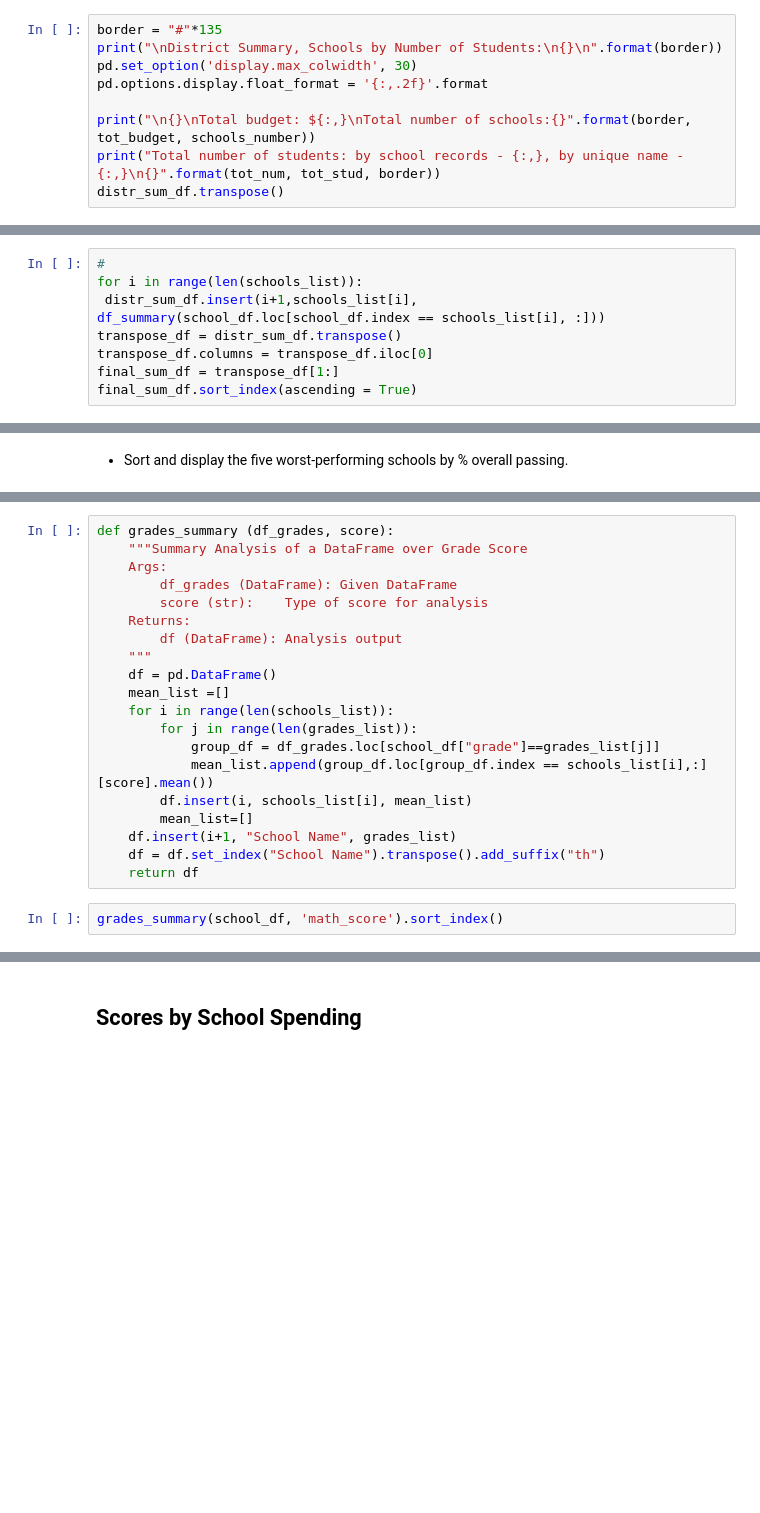
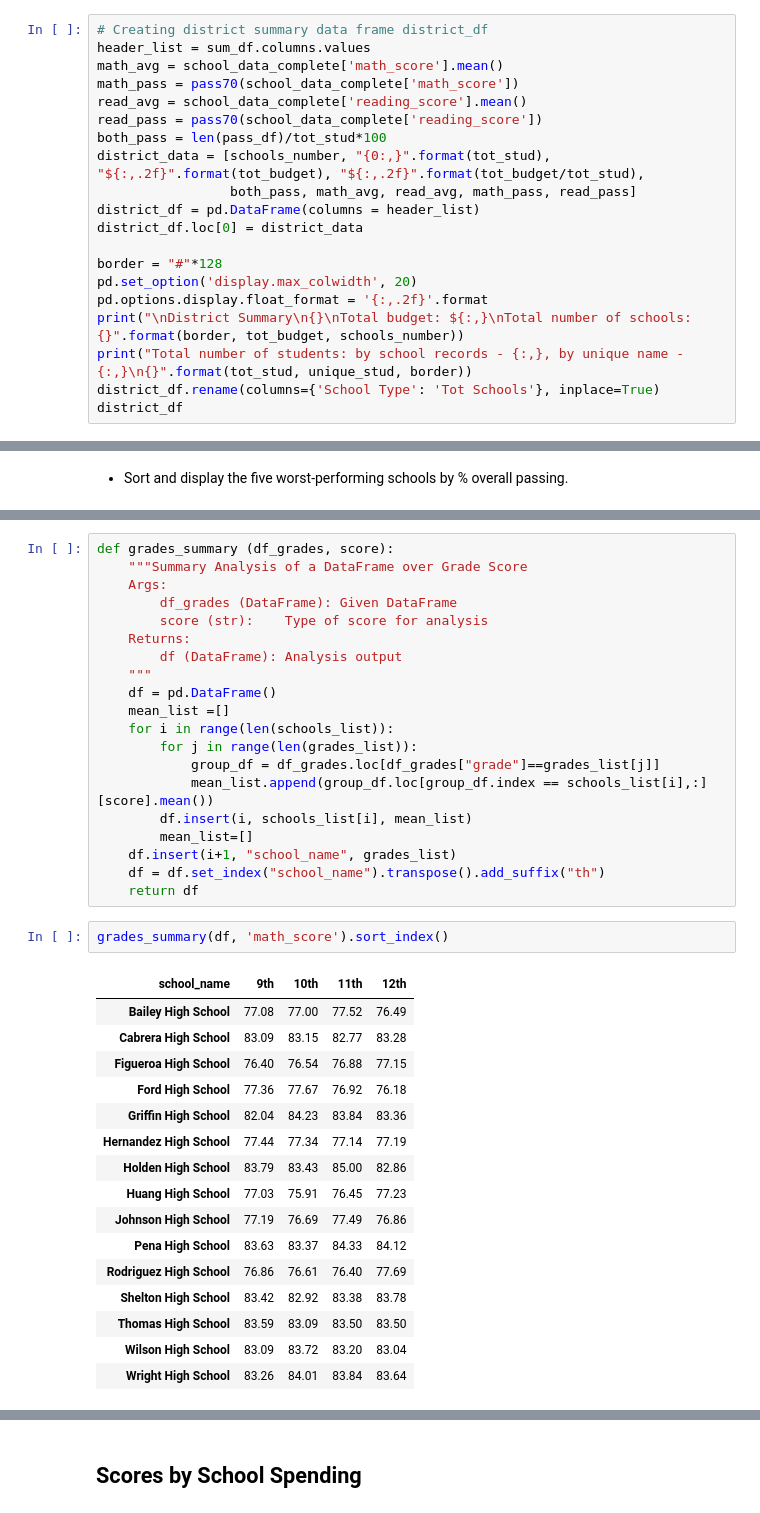
Before and after one commit to OlegRyzhkov2020/pandas-challenge, a Jupyter notebook: PyCitySchools/PyCitySchools_starter.ipynb, the cells around one changed output, grey strips where cells are left out. Saved outputs shown, nothing was run; the diff lists cells and outputs as text; blank space fills up the shorter version.

```diff
--- a/PyCitySchools/PyCitySchools_starter.ipynb
+++ b/PyCitySchools/PyCitySchools_starter.ipynb
@@ -110,10 +95,21 @@ distr_sum_df["_City's School District"] = df_summary(school_data_complete, True)
 # %%
-border = "#"*135
-print("\nDistrict Summary, Schools by Number of Students:\n{}\n".format(border))
-pd.set_option('display.max_colwidth', 30)
+# Creating district summary data frame district_df
+header_list = sum_df.columns.values
+math_avg = school_data_complete['math_score'].mean()
+math_pass = pass70(school_data_complete['math_score'])
+read_avg = school_data_complete['reading_score'].mean()
+read_pass = pass70(school_data_complete['reading_score'])
+both_pass = len(pass_df)/tot_stud*100
+district_data = [schools_number, "{0:,}".format(tot_stud), "${:,.2f}".format(tot_budget), "${:,.2f}".format(tot_budget/tot_stud),
+                 both_pass, math_avg, read_avg, math_pass, read_pass]
+district_df = pd.DataFrame(columns = header_list)
+district_df.loc[0] = district_data
+
+border = "#"*128
+pd.set_option('display.max_colwidth', 20)
 pd.options.display.float_format = '{:,.2f}'.format
-
-print("\n{}\nTotal budget: ${:,}\nTotal number of schools:{}".format(border, tot_budget, schools_number))
-print("Total number of students: by school records - {:,}, by unique name - {:,}\n{}".format(tot_num, tot_stud, border))
-distr_sum_df.transpose()
+print("\nDistrict Summary\n{}\nTotal budget: ${:,}\nTotal number of schools: {}".format(border, tot_budget, schools_number))
+print("Total number of students: by school records - {:,}, by unique name - {:,}\n{}".format(tot_stud, unique_stud, border))
+district_df.rename(columns={'School Type': 'Tot Schools'}, inplace=True)
+district_df
 # %% [output]
@@ -147,11 +124,3 @@ school_df = school_data_complete.set_index("school_name",drop=True)
-# %%
-#
-for i in range(len(schools_list)):
- distr_sum_df.insert(i+1,schools_list[i], df_summary(school_df.loc[school_df.index == schools_list[i], :]))
-transpose_df = distr_sum_df.transpose()
-transpose_df.columns = transpose_df.iloc[0]
-final_sum_df = transpose_df[1:]
-final_sum_df.sort_index(ascending = True)
 # %% [markdown]
 ## Top Performing Schools (By % Overall Passing)
 # %% [markdown]
@@ -189,12 +174,29 @@ def grades_summary (df_grades, score):
     mean_list =[]
     for i in range(len(schools_list)):
         for j in range(len(grades_list)):
-            group_df = df_grades.loc[school_df["grade"]==grades_list[j]]
+            group_df = df_grades.loc[df_grades["grade"]==grades_list[j]]
             mean_list.append(group_df.loc[group_df.index == schools_list[i],:][score].mean())
         df.insert(i, schools_list[i], mean_list)
         mean_list=[]
-    df.insert(i+1, "School Name", grades_list)
-    df = df.set_index("School Name").transpose().add_suffix("th")
+    df.insert(i+1, "school_name", grades_list)
+    df = df.set_index("school_name").transpose().add_suffix("th")
     return df
 # %%
-grades_summary(school_df, 'math_score').sort_index()
+grades_summary(df, 'math_score').sort_index()
+# %% [output]
+| school_name | 9th | 10th | 11th | 12th |
+| Bailey High School | 77.08 | 77.00 | 77.52 | 76.49 |
+| Cabrera High School | 83.09 | 83.15 | 82.77 | 83.28 |
+| Figueroa High School | 76.40 | 76.54 | 76.88 | 77.15 |
+| Ford High School | 77.36 | 77.67 | 76.92 | 76.18 |
+| Griffin High School | 82.04 | 84.23 | 83.84 | 83.36 |
+| Hernandez High School | 77.44 | 77.34 | 77.14 | 77.19 |
+| Holden High School | 83.79 | 83.43 | 85.00 | 82.86 |
+| Huang High School | 77.03 | 75.91 | 76.45 | 77.23 |
+| Johnson High School | 77.19 | 76.69 | 77.49 | 76.86 |
+| Pena High School | 83.63 | 83.37 | 84.33 | 84.12 |
+| Rodriguez High School | 76.86 | 76.61 | 76.40 | 77.69 |
+| Shelton High School | 83.42 | 82.92 | 83.38 | 83.78 |
+| Thomas High School | 83.59 | 83.09 | 83.50 | 83.50 |
+| Wilson High School | 83.09 | 83.72 | 83.20 | 83.04 |
+| Wright High School | 83.26 | 84.01 | 83.84 | 83.64 |
```
Also changed, not shown: parts of 39 cells of this notebook.
